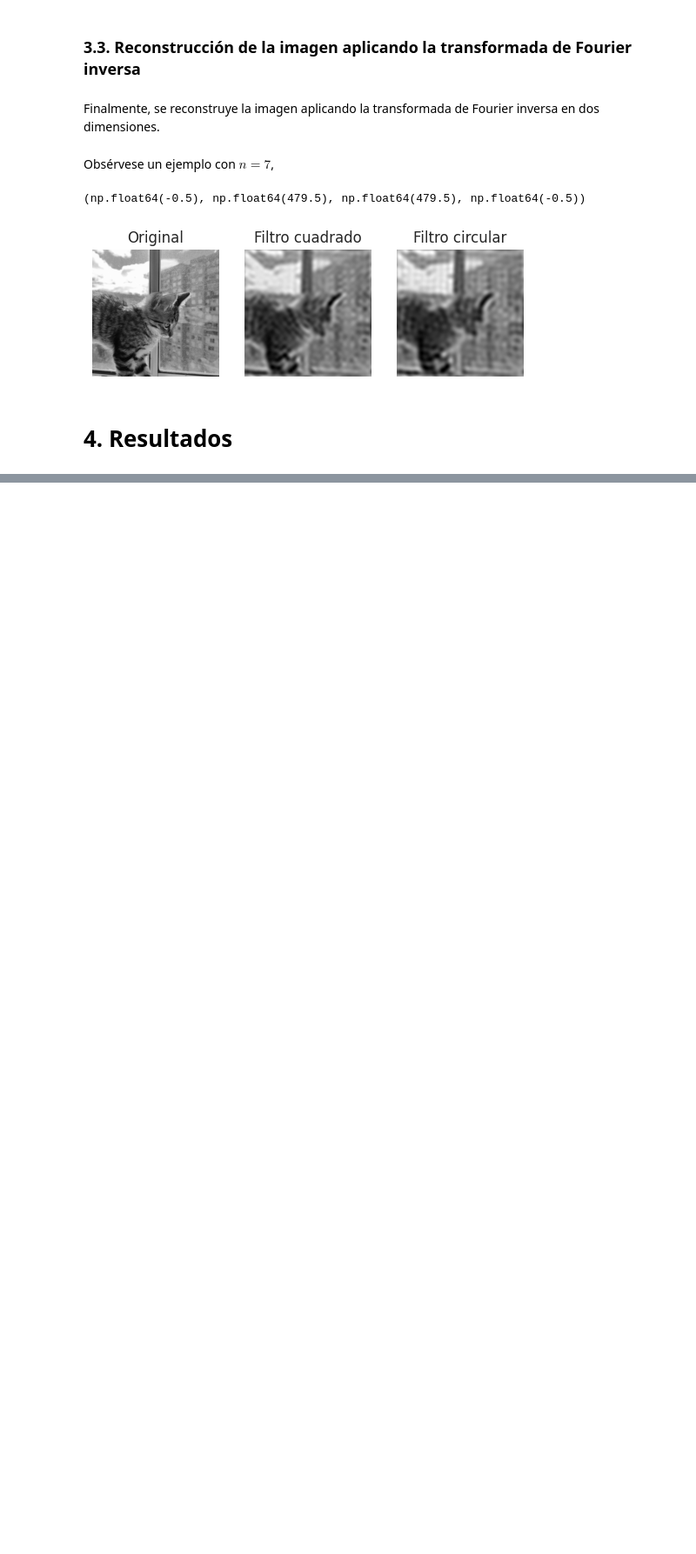
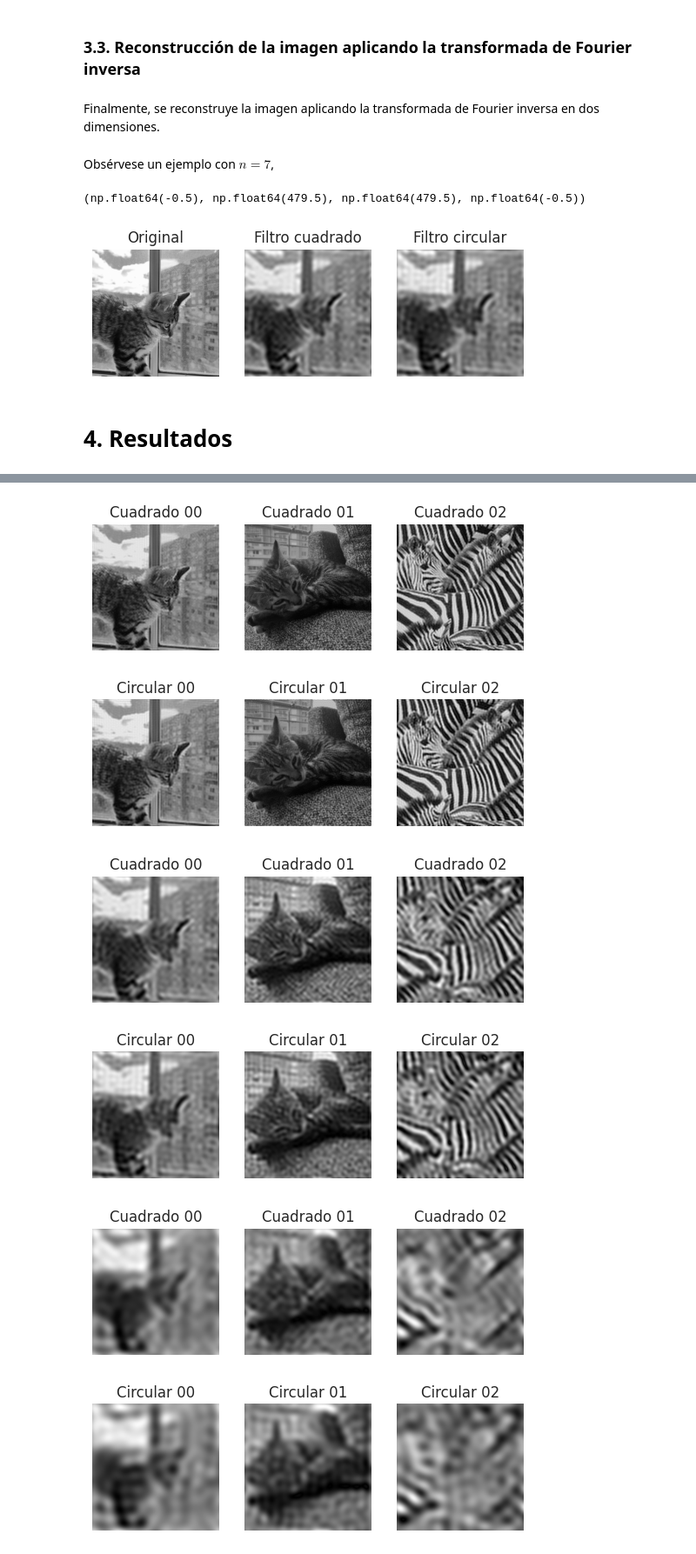
Before and after one commit to Miguel-Perdomo/fourier-optics, a Jupyter notebook: talleres/taller1/notebooks/taller01.ipynb, the cells around one changed output, grey strips where cells are left out. Shown at 87% size. Saved outputs shown, nothing was run; the diff lists cells and outputs as text; code cells hidden in the pictures; blank space fills up the shorter version.

Commit message:
Plot summary results

```diff
--- a/talleres/taller1/notebooks/taller01.ipynb
+++ b/talleres/taller1/notebooks/taller01.ipynb
@@ -61,7 +61,7 @@ def get_image_path(name):
 base_path_1 = get_image_path("foto00_480_480.jpg")
 base_path_2 = get_image_path("foto01_640_640.jpg")
 base_path_3 = get_image_path("foto02_480_480.jpg")
-images = [base_path_1, base_path_2, base_path_3]
+paths = [base_path_1, base_path_2, base_path_3]
 # %% [output]
 Imagen descargada en: /content/foto00_480_480.jpg
 Imagen descargada en: /content/foto01_640_640.jpg
@@ -414,0 +389,46 @@ Luego, se realiza todo el procedimiento de muestreo, filtrado y reconstrucción
+# %%
+def reconstruct_image(img_path, sample):
+  img = upload_gray_image(img_path)
+  img_sample = take_sample(img, sample)
+
+  fourier_transform = get_centered_fourier_transform(img_sample)
+
+  square_mask, square_coordinates = create_square_mask(img_sample, sample)
+  filtered_data_square = filter_data(fourier_transform, square_mask)
+  circular_mask, circular_coordinates = create_circle_mask(img_sample, sample)
+  filtered_data_circle = filter_data(fourier_transform, circular_mask)
+
+  reconstructed_circle = get_inverse_fourier_transform(filtered_data_circle)
+  reconstructed_square = get_inverse_fourier_transform(filtered_data_square)
+
+  return reconstructed_circle, reconstructed_square
+# %%
+samples = [3, 5, 7]
+# %%
+image_dict = {"/content/foto00_480_480.jpg": "00", "/content/foto01_640_640.jpg": "01",
+              "/content/foto02_480_480.jpg": "02"}
+
+for sample in samples:
+  ii = 0
+  jj = 0
+
+  fig_name = f"fig_{jj}"
+  fig_name, axs = plt.subplots(2, 3)
+  for path in paths:
+    result_circle, result_square = reconstruct_image(path, sample)
+
+    axs[ii, jj].imshow(complex_spectrum_visualization(result_square), cmap = "gray")
+    axs[ii, jj].axis("off")
+    axs[ii, jj].set_title(f"Cuadrado {image_dict[path]}")
+
+    axs[ii + 1, jj].imshow(complex_spectrum_visualization(result_circle), cmap = "gray")
+    axs[ii + 1, jj].axis("off")
+    axs[ii + 1, jj].set_title(f"Circular {image_dict[path]}")
+
+    fig_name.savefig(f"muestreo_{sample}.png", dpi = 400)
+    ii = 0
+    jj = jj + 1
+# %% [output]
+[figure, added]
+[figure, added]
+[figure, added]
```
Also changed, not shown: parts of 7 cells of this notebook.
